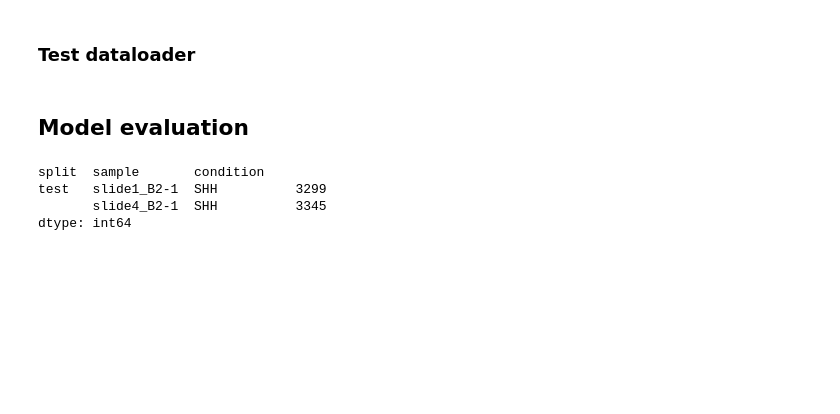
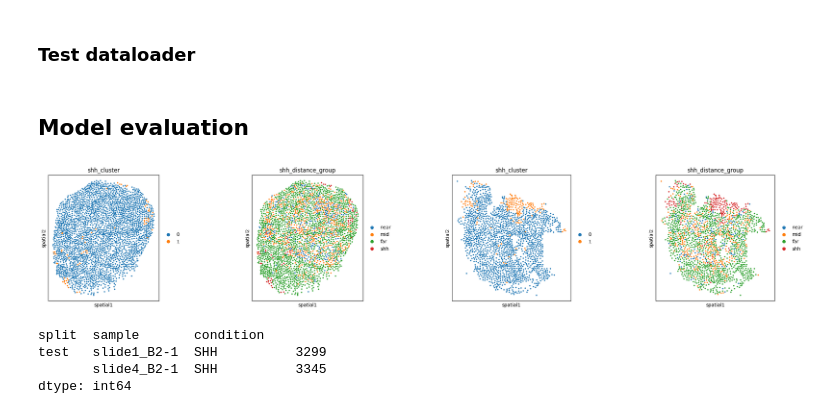
Before and after one commit to theislab/interscale, a Jupyter notebook: docs/notebooks/training/legnini23_training_GNNTrans.ipynb, the cells around one changed output. Drawn from its saved outputs; the diff is of its cells as text; code cells hidden in the pictures; blank space fills up the shorter version.

```diff
--- a/docs/notebooks/training/legnini23_training_GNNTrans.ipynb
+++ b/docs/notebooks/training/legnini23_training_GNNTrans.ipynb
@@ -265,3 +302,16 @@ dm.setup("fit")
+# %%
+shh_slides = ['slide4_A2-1', 'slide4_B2-2']
+# %%
+sq.pl.spatial_scatter(
+    adata,
+    library_key = 'sample',
+    library_id = shh_slides,
+    color = ['shh_cluster', 'shh_distance_group'],
+    shape= None,
+    size = 10,
+)
+# %% [output]
+[figure, added]
 # %%
 # samples in test set
 adata[adata.obs['split'] == 'test'].obs.groupby(['split', 'sample', 'condition']).size()
```
Also changed, not shown: parts of 13 cells of this notebook, 17 other files.
